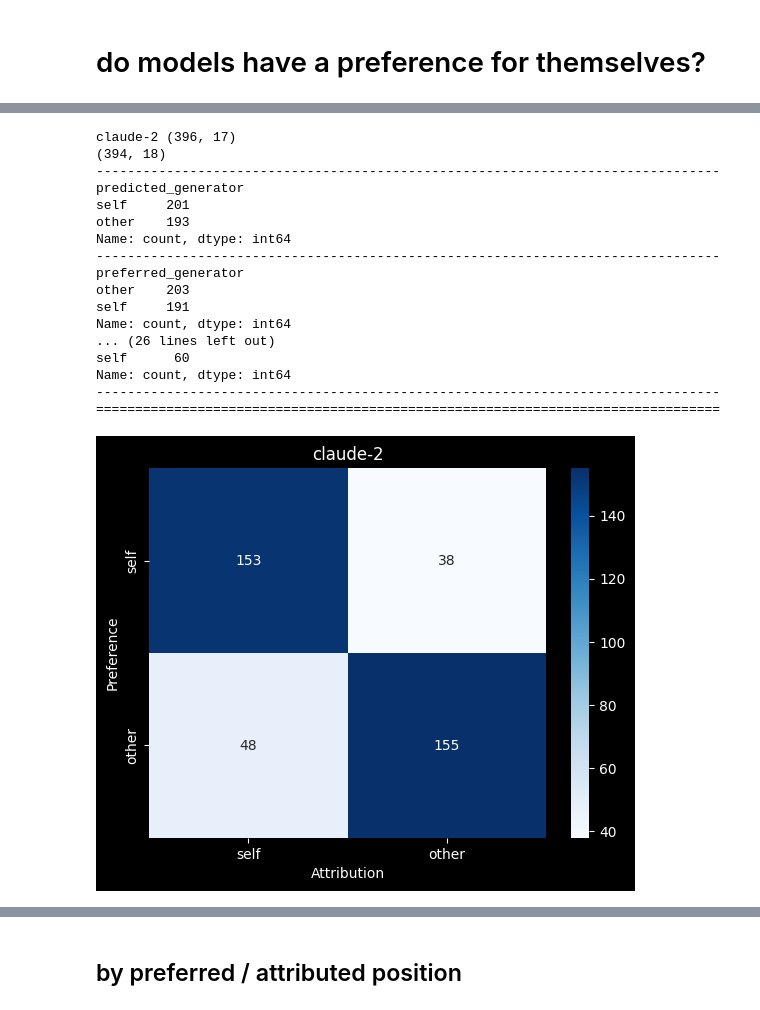
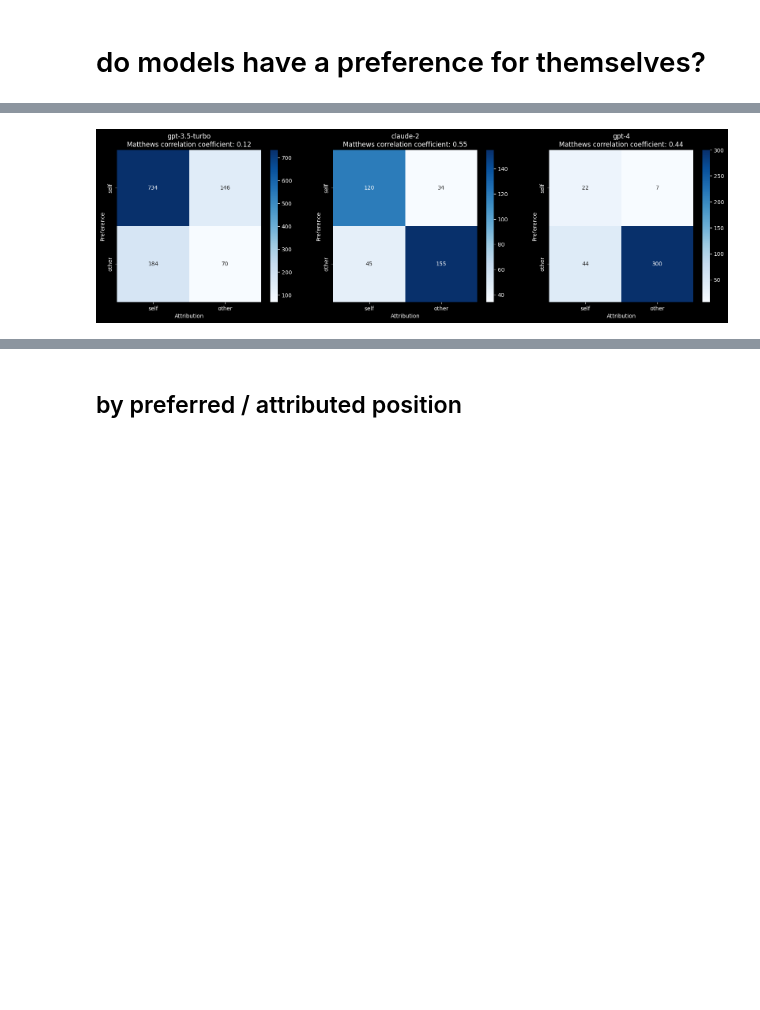
Before and after one commit to qfeuilla/TuringMirror, a Jupyter notebook: analysis/correlate_preference_and_attribution.ipynb, the cells around one changed output, grey strips where cells are left out. Cells and saved outputs as stored; diff of their text form; code cells hidden in the pictures; blank space fills up the shorter version.

Commit message:
Improve attribution-preference correlation analysis and plots

```diff
--- a/analysis/correlate_preference_and_attribution.ipynb
+++ b/analysis/correlate_preference_and_attribution.ipynb
@@ -114,3 +115,12 @@ df.head()
 | 1894_claude-2 | 1894 | 4 | In a lush forest, there lived a m... | A lazy fox spent his days sleepin... | {"my_choice": "Fable2"} | gpt-3.5-turbo | claude-2 | fable2 | claude-2 | ... |
 | 1895_claude-2 | 1895 | 5 | Once upon a time, in a bustling f... | The fox came upon the rabbit nibb... | {"my_choice": "Fable1"} | gpt-3.5-turbo | claude-2 | fable1 | claude-2 | ... |
 | 1896_claude-2 | 1896 | 6 | Once in a vibrant forest, a group... | It was a sunny day in the forest.... | {"my_choice": "Fable2"} | gpt-3.5-turbo | claude-2 | fable2 | claude-2 | ... |
+# %%
+# optional: filter to only include test cases (i.e. fable_ids) where we have data on both permutations of generators
+df["fable_id_generators"] = df.fable_id.apply(str) + ";" + df.generator1 + "," + df.generator2
+# df.generators = df.generators.apply(lambda x: tuple(x.split(",")))
+
+df.fable_id_generators = df.fable_id_generators.apply(lambda x: tuple(x.split(";")))
+df.fable_id_generators = df.fable_id_generators.apply(lambda x: (x[0], tuple(x[1].split(","))))
+df["fable_id_generators_reversed"] = df.fable_id_generators.apply(lambda x: (x[0], (x[1][1], x[1][0])))
+df[['fable_id', 'generator1', 'generator2', 'fable_id_generators', 'fable_id_generators_reversed']].sample(5)
@@ -116,0 +139,4 @@ df.head()
+# %%
+# filter to only include test cases (i.e. fable_ids) where we have data on both permutations of generators
+contains_reverse = df.fable_id_generators.isin(df.fable_id_generators_reversed)
+contains_reverse.sum()
@@ -116,0 +149,2 @@ df.head()
+# %%
+df = df[contains_reverse]
@@ -166,72 +281,56 @@ human               0.303178  0.194444  0.058824
 # %%
+
+plt.subplots(1, 3, figsize=(20, 5))
+predictor_subplot_order = ["gpt-3.5-turbo", "claude-2", "gpt-4"]
 
 for predictor, df_ in df.groupby("predictor"):
     df_ = df_.copy()
 
     # filter to test cases involving the predictor as generator1 or generator2
     df_ = df_[(df_["generator1"] == predictor) | (df_["generator2"] == predictor)]
-    print(predictor, df_.shape)
+    # print(predictor, df_.shape)
 
     # rename and gerator1 and generator2 that is not the predictor to "other"
     df_["generator1"] = df_["generator1"].apply(lambda x: "other" if x != predictor else "self")
     df_["generator2"] = df_["generator2"].apply(lambda x: "other" if x != predictor else "self")
     df_["preferred_generator"] = df_["preferred_generator"].apply(lambda x: "other" if x != predictor else "self")
 
     # create a column with the predicted generator using the "prediction" column (values: "fable1", "fable2") to look up either generator1 or generator2
     df_["predicted_generator"] = pd.NA
     for idx, row in df_.iterrows():
         if row["prediction"] == "fable1":
             df_.loc[idx, "predicted_generator"] = row["generator1"]
         elif row["prediction"] == "fable2":
             df_.loc[idx, "predicted_generator"] = row["generator2"]
 
     df_.dropna(inplace=True)
-    print(df_.shape)
+    # print(df_.shape)
     #
-    print(80*"-")
-    print(df_.predicted_generator.value_counts())
-    print(80*"-")
-    print(df_.preferred_generator.value_counts())
-    print(80*"-")
+    # print(80*"-")
+    # print(df_.predicted_generator.value_counts())
+    # print(80*"-")
+    # print(df_.preferred_generator.value_counts())
+    # print(80*"-")
 
     # correlate preference and attribution and plot a confusion matrix
     cm = confusion_matrix(df_["preferred_generator"].values, df_["predicted_generator"].values, labels=["self", "other"])
-    plt.figure()
+
+    # calculate Matthews correlation coefficient
+    tn, fp, fn, tp = cm.ravel()
+    mcc = (tp * tn - fp * fn) / ((tp + fp) * (tp + fn) * (tn + fp) * (tn + fn)) ** 0.5
+    assert mcc == matthews_corrcoef(df_["preferred_generator"].values, df_["predicted_generator"].values)
+    # MCC is symmetric between class labels
+    assert mcc == matthews_corrcoef(df_["predicted_generator"].values, df_["preferred_generator"].values)
+    # print(f"Matthews correlation coefficient: {mcc}")
+
+    # plot confusion matrix
+    plt.subplot(1, 3, predictor_subplot_order.index(predictor) + 1)
     sns.heatmap(cm, annot=True, fmt="d", cmap="Blues", xticklabels=["self", "other"], yticklabels=["self", "other"])
     plt.xlabel("Attribution")
     plt.ylabel("Preference")
-    plt.title(predictor)
+    plt.title(predictor + f"\nMatthews correlation coefficient: {mcc:.2f}")
 
 
-    print(80*"=")
-
-
-
-    # plt.figure()
-    # y_preference = df_["preferred_generator"].values
-    # y_attribution = df_["prediction"].values
-    # cm = confusion_matrix(y_preference, y_attribution)
-    # print(cm)
-    # sns.heatmap(cm, annot=True, fmt="d", cmap="Blues", xticklabels=["gpt-3.5-turbo", "claude-2", "gpt-4"], yticklabels=["gpt-3.5-turbo", "claude-2", "gpt-4"])
-    # plt.xlabel("Attribution")
-    # plt.ylabel("Preference")
-    # plt.title(predictor)
+    # print(80*"=")
 # %% [output]
-claude-2 (396, 17)
-(394, 18)
---------------------------------------------------------------------------------
-predicted_generator
-self     201
-other    193
-Name: count, dtype: int64
---------------------------------------------------------------------------------
-preferred_generator
-other    203
-self     191
-Name: count, dtype: int64
-... (26 lines left out)
-self      60
-Name: count, dtype: int64
---------------------------------------------------------------------------------
-================================================================================
-[figure, old version]
+[figure, new version]
```
Also changed, not shown: parts of 18 cells of this notebook.
